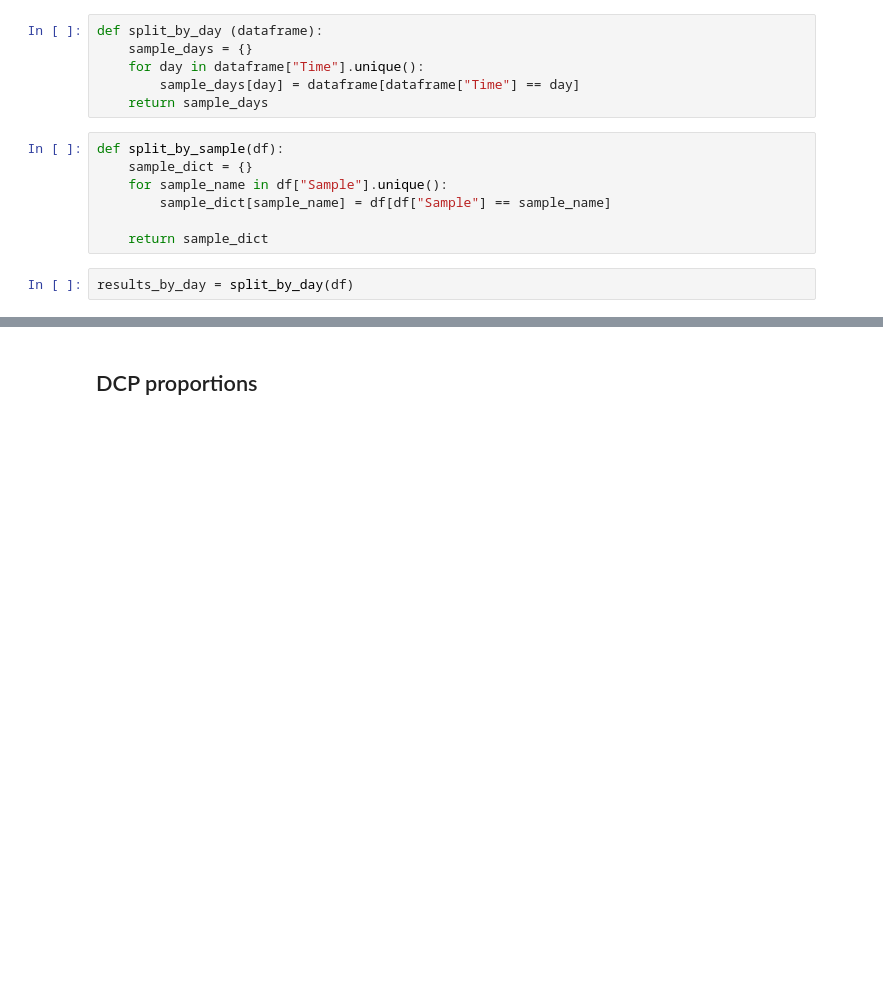
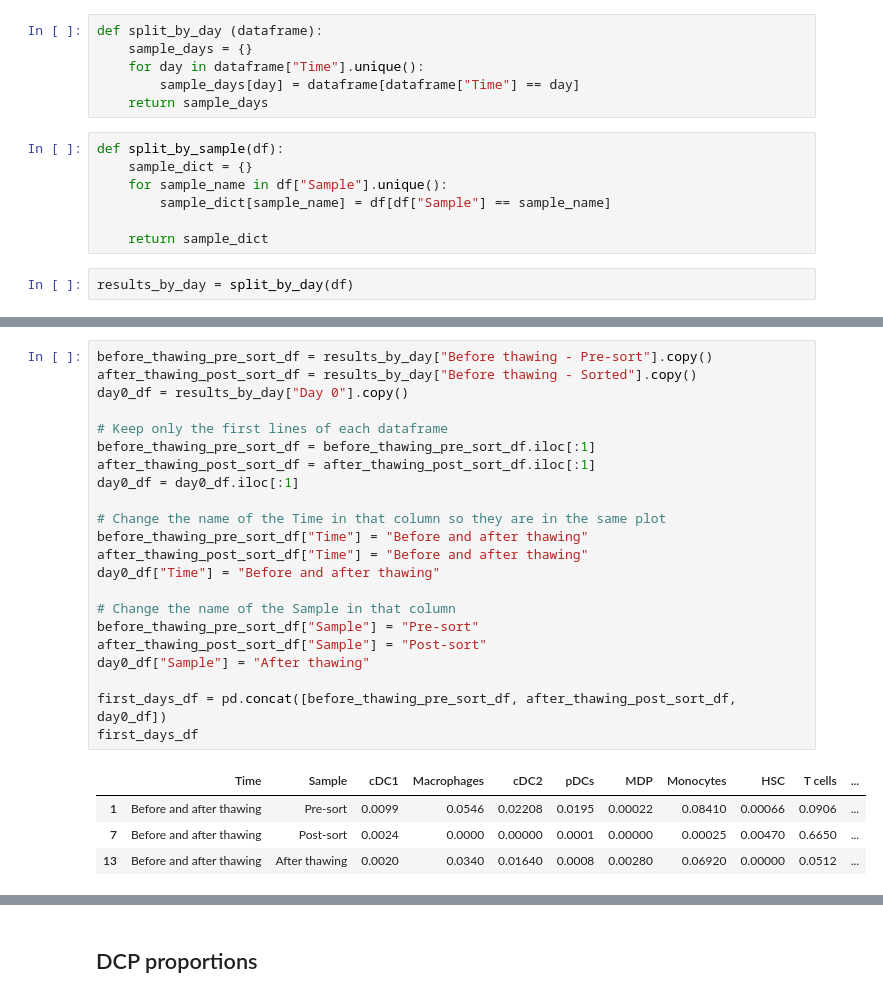
Before and after one commit to AlexiaGiroud/ThawingDCPs, a Jupyter notebook: graphs_try2.ipynb, the cells around one changed output, grey strips where cells are left out. Drawn from its saved outputs; the diff is of its cells as text; blank space fills up the shorter version.

```diff
--- a/graphs_try2.ipynb
+++ b/graphs_try2.ipynb
@@ -83,0 +92,27 @@ results_by_day = split_by_day(df)
+# %%
+before_thawing_pre_sort_df = results_by_day["Before thawing - Pre-sort"].copy()
+after_thawing_post_sort_df = results_by_day["Before thawing - Sorted"].copy()
+day0_df = results_by_day["Day 0"].copy()
+
+# Keep only the first lines of each dataframe
+before_thawing_pre_sort_df = before_thawing_pre_sort_df.iloc[:1]
+after_thawing_post_sort_df = after_thawing_post_sort_df.iloc[:1]
+day0_df = day0_df.iloc[:1]
+
+# Change the name of the Time in that column so they are in the same plot
+before_thawing_pre_sort_df["Time"] = "Before and after thawing"
+after_thawing_post_sort_df["Time"] = "Before and after thawing"
+day0_df["Time"] = "Before and after thawing"
+
+# Change the name of the Sample in that column
+before_thawing_pre_sort_df["Sample"] = "Pre-sort"
+after_thawing_post_sort_df["Sample"] = "Post-sort"
+day0_df["Sample"] = "After thawing"
+
+first_days_df = pd.concat([before_thawing_pre_sort_df, after_thawing_post_sort_df, day0_df])
+first_days_df
+# %% [output]
+|  | Time | Sample | cDC1 | Macrophages | cDC2 | pDCs | MDP | Monocytes | HSC | T cells | ... |
+| 1 | Before and after thawing | Pre-sort | 0.0099 | 0.0546 | 0.02208 | 0.0195 | 0.00022 | 0.08410 | 0.00066 | 0.0906 | ... |
+| 7 | Before and after thawing | Post-sort | 0.0024 | 0.0000 | 0.00000 | 0.0001 | 0.00000 | 0.00025 | 0.00470 | 0.6650 | ... |
+| 13 | Before and after thawing | After thawing | 0.0020 | 0.0340 | 0.01640 | 0.0008 | 0.00280 | 0.06920 | 0.00000 | 0.0512 | ... |
```
Also changed, not shown: parts of 12 cells of this notebook.
